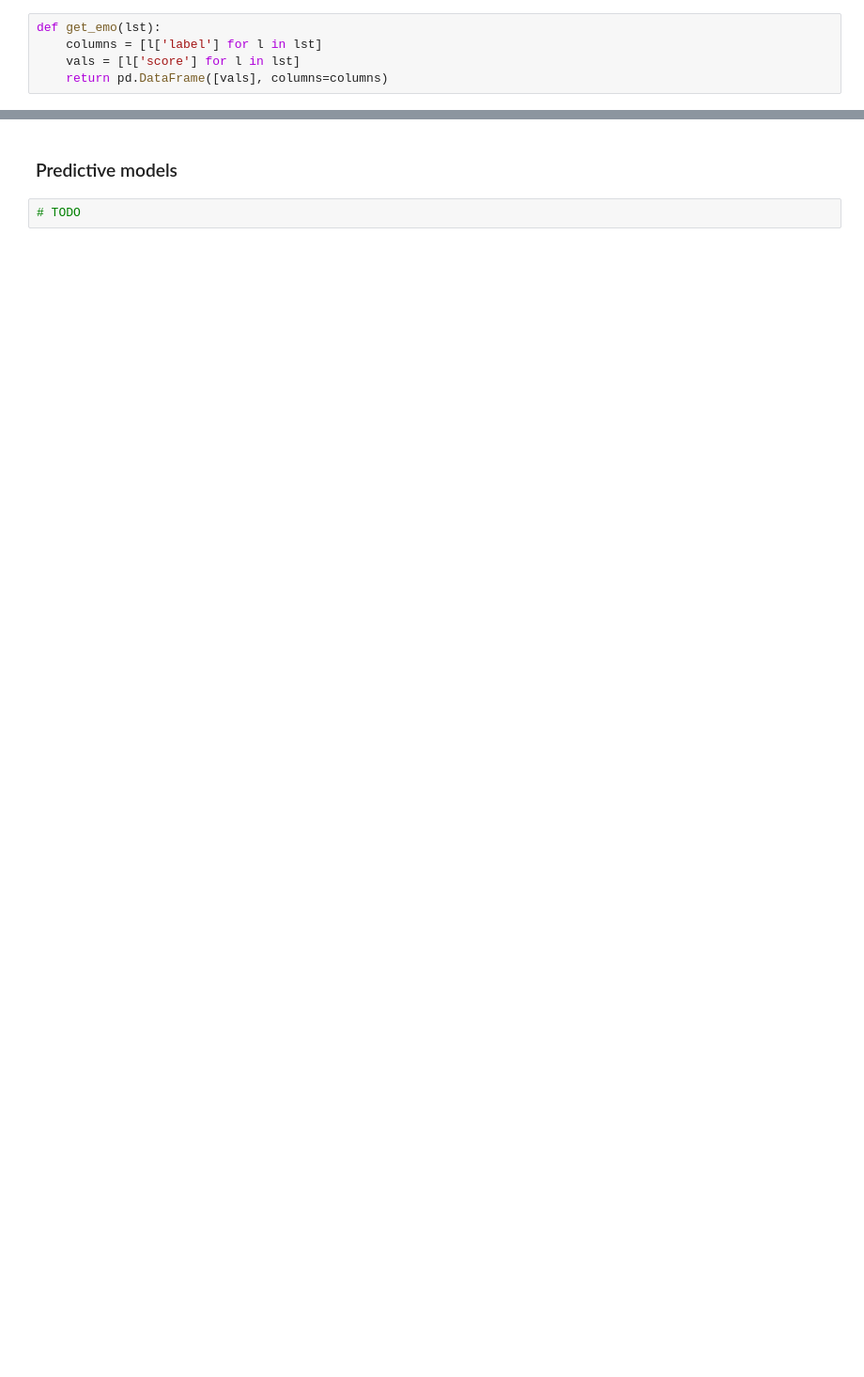
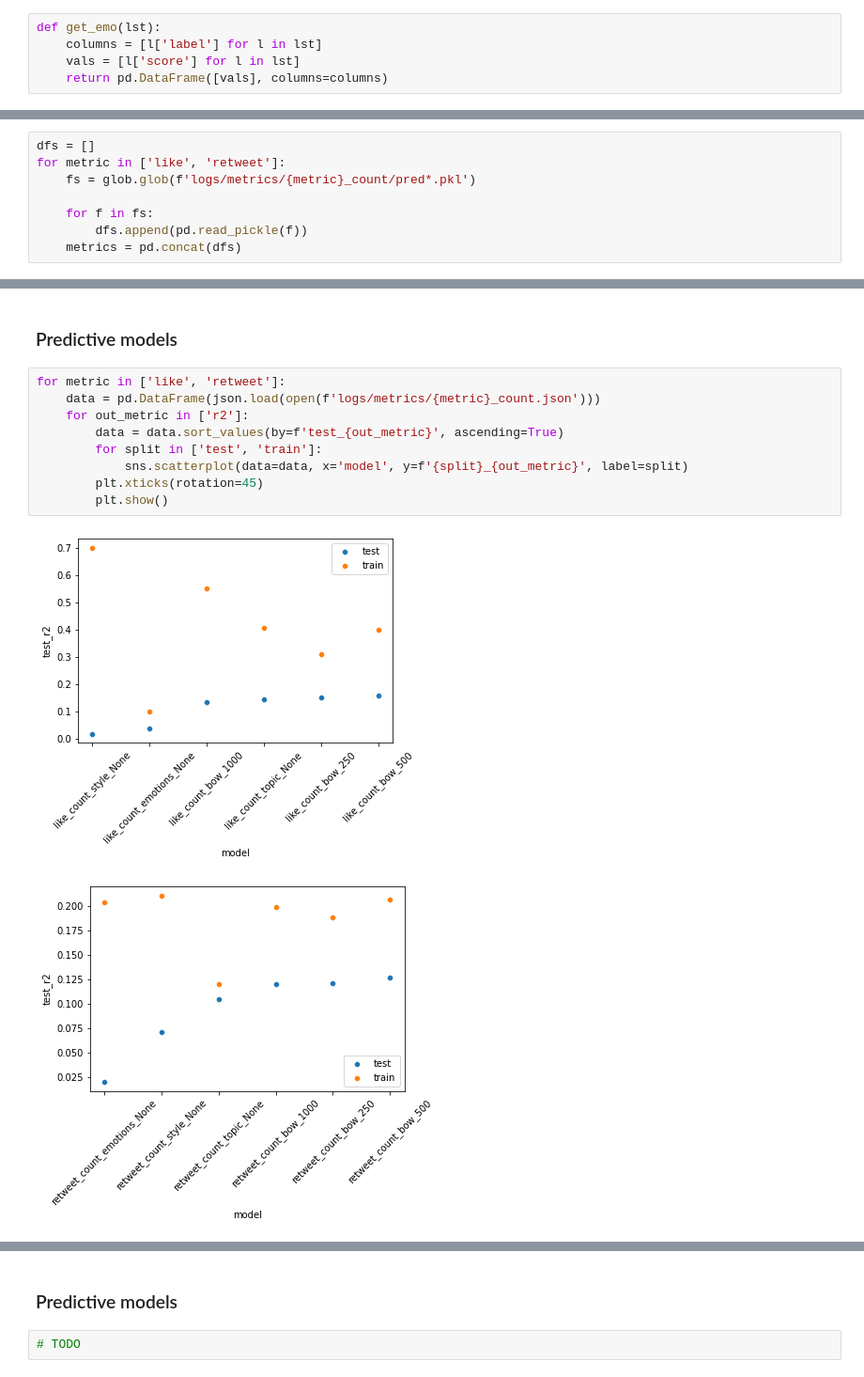
Before and after one commit to rbroc/eucomm-twitter, a Jupyter notebook: simple_analysis.ipynb, the cells around one changed output, grey strips where cells are left out. Shown at 94% size. Saved outputs shown, nothing was run; the diff lists cells and outputs as text; blank space fills up the shorter version.

```diff
--- a/simple_analysis.ipynb
+++ b/simple_analysis.ipynb
@@ -117,0 +201,8 @@ topic_20d.shape
+# %%
+dfs = []
+for metric in ['like', 'retweet']:
+    fs = glob.glob(f'logs/metrics/{metric}_count/pred*.pkl')
+
+    for f in fs:
+        dfs.append(pd.read_pickle(f))
+    metrics = pd.concat(dfs)
@@ -117,0 +217,14 @@ topic_20d.shape
+# %% [markdown]
+### Predictive models
+# %%
+for metric in ['like', 'retweet']:
+    data = pd.DataFrame(json.load(open(f'logs/metrics/{metric}_count.json')))
+    for out_metric in ['r2']:
+        data = data.sort_values(by=f'test_{out_metric}', ascending=True)
+        for split in ['test', 'train']:
+            sns.scatterplot(data=data, x='model', y=f'{split}_{out_metric}', label=split)
+        plt.xticks(rotation=45)
+        plt.show()
+# %% [output]
+[figure, added]
+[figure, added]
```
Also changed, not shown: parts of 26 cells of this notebook, 2 other files.
